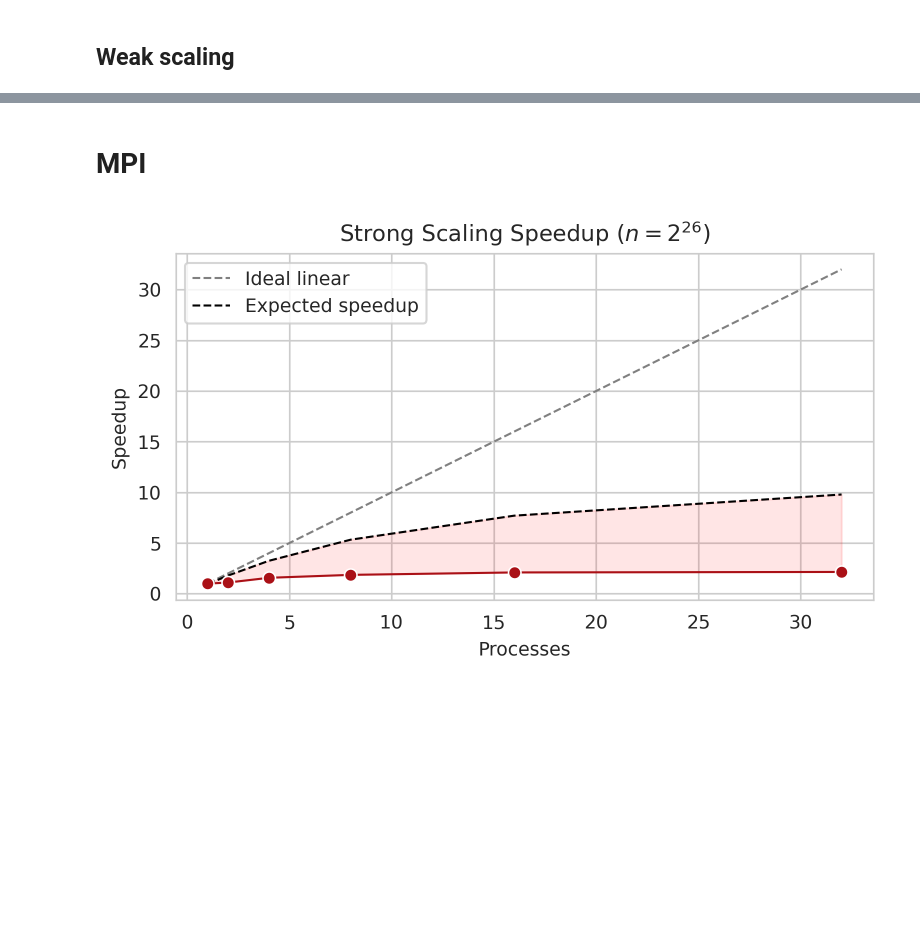
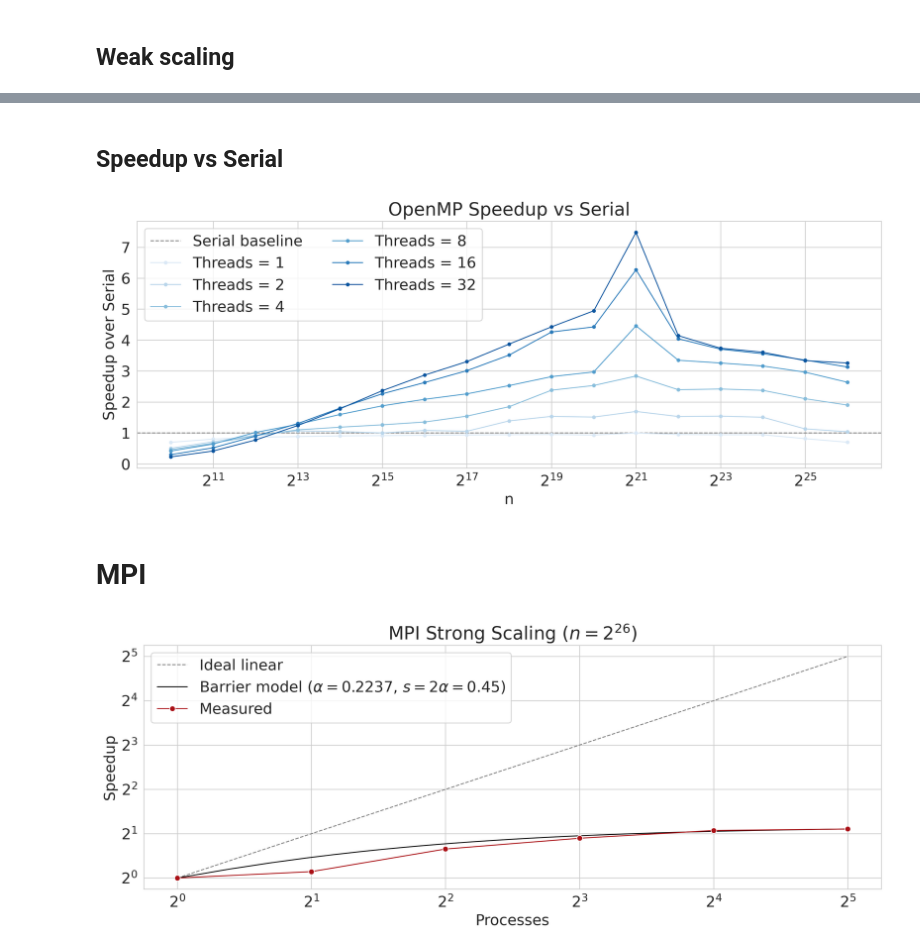
Before and after one commit to thedylone/FFT-accelerated, a Jupyter notebook: report/plot.ipynb, the cells around one changed output, grey strips where cells are left out. Drawn from its saved outputs; the diff is of its cells as text; code cells hidden in the pictures; blank space fills up the shorter version.

```diff
--- a/report/plot.ipynb
+++ b/report/plot.ipynb
@@ -27,8 +26,8 @@ import seaborn as sns
 import matplotlib.pyplot as plt
 
 sns.set_style("whitegrid")
-plt.rcParams.update({"font.size": 9})
-plt.rcParams["figure.figsize"] = (6, 3)
+plt.rcParams.update({"font.size": 16})
+plt.rcParams["figure.figsize"] = (12, 5)
 plt.rcParams["figure.dpi"] = 300
 plt.rcParams["savefig.dpi"] = 300
 plt.rcParams["lines.linewidth"] = 1
@@ -130,29 +299,78 @@ plt.show()
+# %% [markdown]
+## Speedup vs Serial
+# %%
+omp_merged = omp_df.merge(serial_df, on="n", suffixes=("_omp", "_serial"))
+omp_merged["speedup"] = (
+    omp_merged["time_ms_serial"] / omp_merged["time_ms_omp"]
+)
+plt.axhline(y=1, linestyle="--", color="gray", label="Serial baseline")
+
+thread_counts = sorted(omp_df["threads"].unique())
+for i, t in enumerate(thread_counts):
+    subset = omp_merged[omp_merged["threads"] == t]
+    plt.plot(
+        subset["n"],
+        subset["speedup"],
+        marker="o",
+        markersize=3,
+        color=omp_col[i],
+        label=f"Threads = {t}",
+    )
+
+plt.xscale("log", base=2)
+plt.xlabel("n")
+plt.ylabel("Speedup over Serial")
+plt.title("OpenMP Speedup vs Serial")
+plt.legend(ncol=2)
+plt.tight_layout()
+plt.savefig("plots/omp_speedup.svg")
+plt.show()
+# %% [output]
+[figure, added]
 # %% [markdown]
 # MPI
 # %%
-n_to_compare = max(mpi_df['n'])
+n_to_compare = max(mpi_df["n"])
 mpi_strong_df = mpi_df[mpi_df["n"] == n_to_compare]
 baseline = mpi_strong_df[mpi_strong_df["processes"] == 1]["time_ms"].values[0]
 
-def strong_scaling(T):
-    return (T * np.log2(n_to_compare)) / (np.log2(n_to_compare / T) + 2 * T)
+processes = np.array(sorted(mpi_strong_df["processes"].unique()))
+speedups = [
+    baseline
+    / mpi_strong_df[mpi_strong_df["processes"] == t]["time_ms"].values[0]
+    for t in processes
+]
 
-processes = np.array(sorted(mpi_strong_df["processes"].unique()))
-speedups = [baseline / mpi_strong_df[mpi_strong_df["processes"] == t]["time_ms"].values[0] for t in processes]
+# Barrier model: S(p) = p / (1 + 2(p-1) * alpha)
+p_max = processes[-1]
+alpha_mpi = (p_max / speedups[-1] - 1) / (2 * (p_max - 1))
+p_smooth = np.linspace(1, p_max, 100)
+theoretical = p_smooth / (1 + 2 * (p_smooth - 1) * alpha_mpi)
 
-# optional: ideal speedup reference line
-plt.plot(processes, processes, linestyle='--', color='gray', label='Ideal linear')
-plt.plot(processes, strong_scaling(processes), linestyle='--', color='black', label='Expected speedup')
+plt.plot(
+    processes, processes, linestyle="--", color="gray", label="Ideal linear"
+)
+plt.plot(
+    p_smooth,
+    theoretical,
+    linestyle="-",
+    color="black",
+    label=f"Barrier model ($\\alpha={alpha_mpi:.4f}$, $s=2\\alpha={2*alpha_mpi:.2f}$)",
+)
 
-sns.lineplot(x=processes, y=speedups, marker='o', color=mpi_col[-1])
+sns.lineplot(
+    x=processes, y=speedups, marker="o", color=mpi_col[-1], label="Measured"
+)
 
-plt.fill_between(x=processes, y1=speedups, y2=strong_scaling(processes), alpha=0.1, color="red")
-
+plt.xscale("log", base=2)
+plt.yscale("log", base=2)
 plt.xlabel("Processes")
 plt.ylabel("Speedup")
-plt.title(f"Strong Scaling Speedup ($n=2^{{{int(np.log2(n_to_compare))}}}$)")
+plt.title(f"MPI Strong Scaling ($n=2^{{{int(np.log2(n_to_compare))}}}$)")
 
 plt.legend()
+plt.tight_layout()
+plt.savefig("plots/mpi_strong.svg")
 plt.show()
 # %% [output]
-[figure, old version]
+[figure, new version]
```
Also changed, not shown: parts of 23 cells of this notebook, 12 other files.
